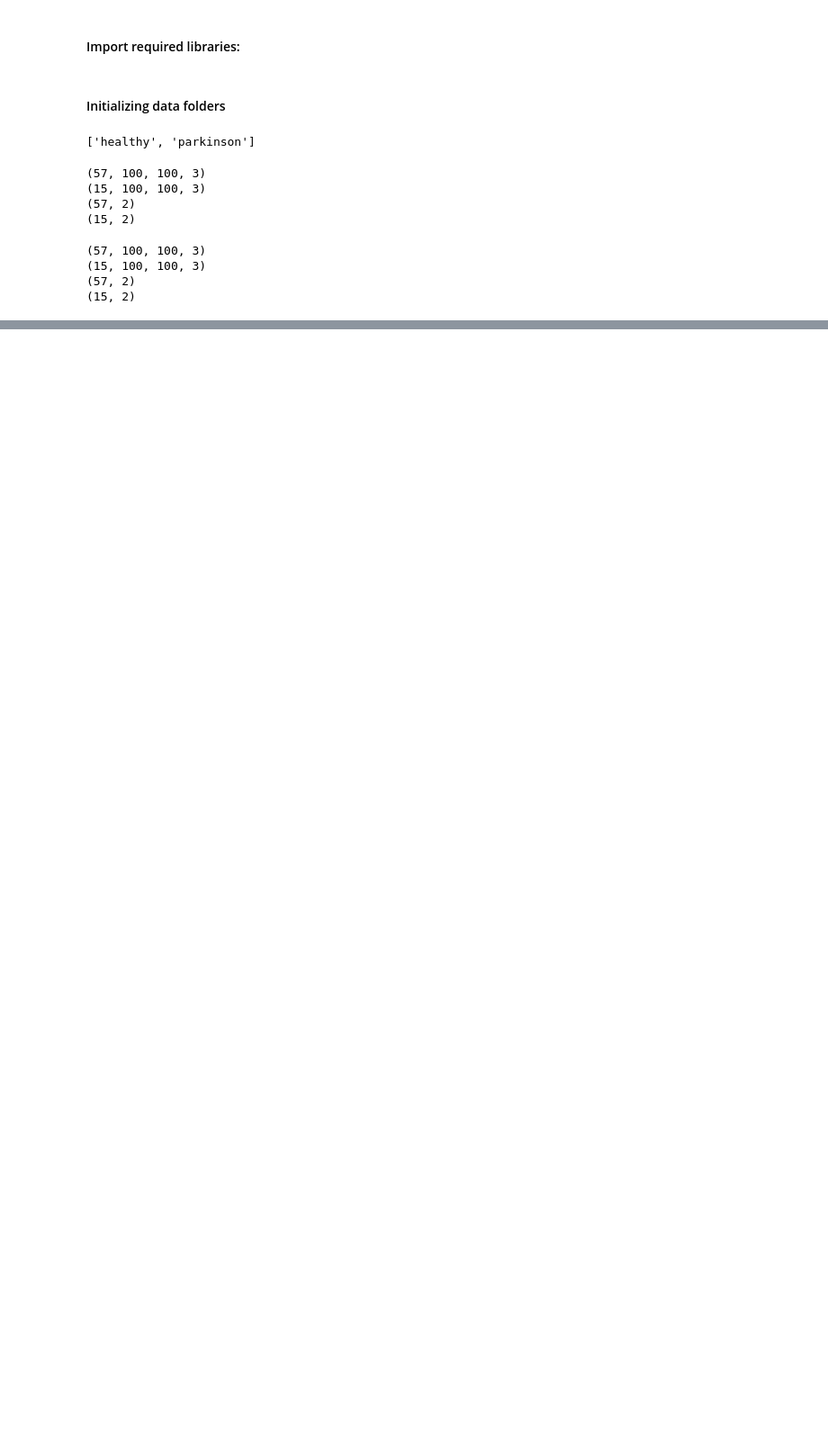
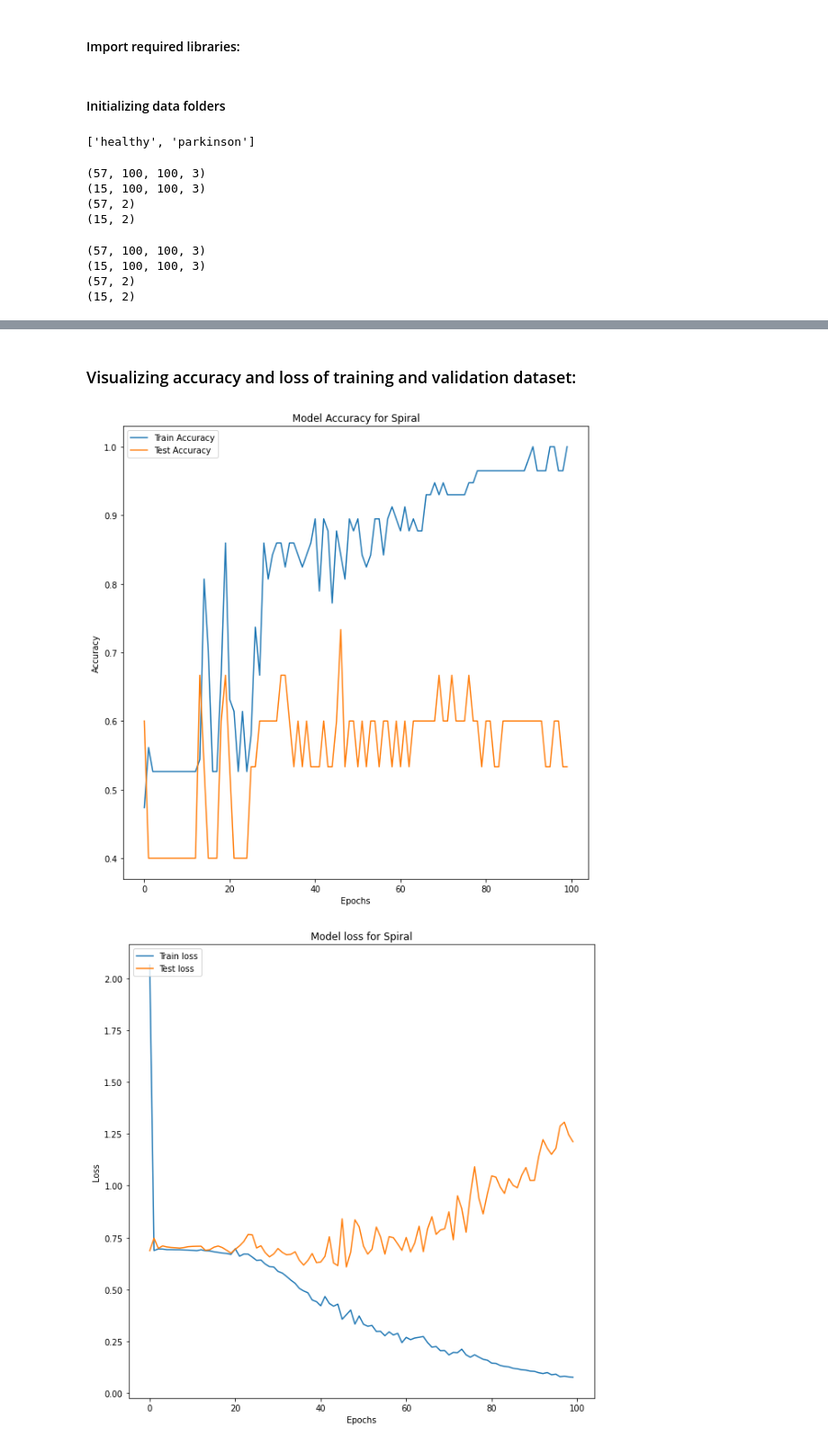
Before and after one commit to AmanSanatan/HeyDoc, a Jupyter notebook: Model/parkinson_model.ipynb, the cells around one changed output, grey strips where cells are left out. Shown: that part at 90% size. Drawn from its saved outputs; the diff is of its cells as text; code cells hidden in the pictures; blank space fills up the shorter version.

Commit message:
tried CNN model

```diff
--- a/Model/parkinson_model.ipynb
+++ b/Model/parkinson_model.ipynb
@@ -133,0 +176,11 @@ print(validy_wa.shape)
+# %%
+# training spiral and wave model:
+epoch = 100
+batch_size = 32
+
+print("Start Training",'\n')
+hist_0 = model.fit(trainx_sp,trainy_sp,batch_size=batch_size,epochs=epoch,validation_data=(validx_sp, validy_sp))
+hist_1 = model.fit(trainx_wa,trainy_wa,batch_size=batch_size,epochs=epoch,validation_data=(validx_wa, validy_wa))
+print("Training end",'\n')
+
+model.save("CNN_Model.h5")
@@ -133,0 +205,24 @@ print(validy_wa.shape)
+# %% [markdown]
+### Visualizing accuracy and loss of training and validation dataset:
+# %%
+# for Spiral dataset:
+figure = plt.figure(figsize=(10,10))
+plt.plot(hist_0.history['accuracy'],label= 'Train Accuracy')
+plt.plot(hist_0.history['val_accuracy'],label= 'Test Accuracy')
+plt.title("Model Accuracy for Spiral")
+plt.xlabel("Epochs")
+plt.ylabel("Accuracy")
+plt.legend(loc='upper left')
+plt.show()
+
+figure2 = plt.figure(figsize=(10,10))
+plt.plot(hist_0.history['loss'],label= 'Train loss')
+plt.plot(hist_0.history['val_loss'],label= 'Test loss')
+plt.title("Model loss for Spiral")
+plt.xlabel("Epochs")
+plt.ylabel("Loss")
+plt.legend(loc='upper left')
+plt.show()
+# %% [output]
+[figure, added]
+[figure, added]
```
Also changed, not shown: parts of 6 cells of this notebook, 1 other file.
